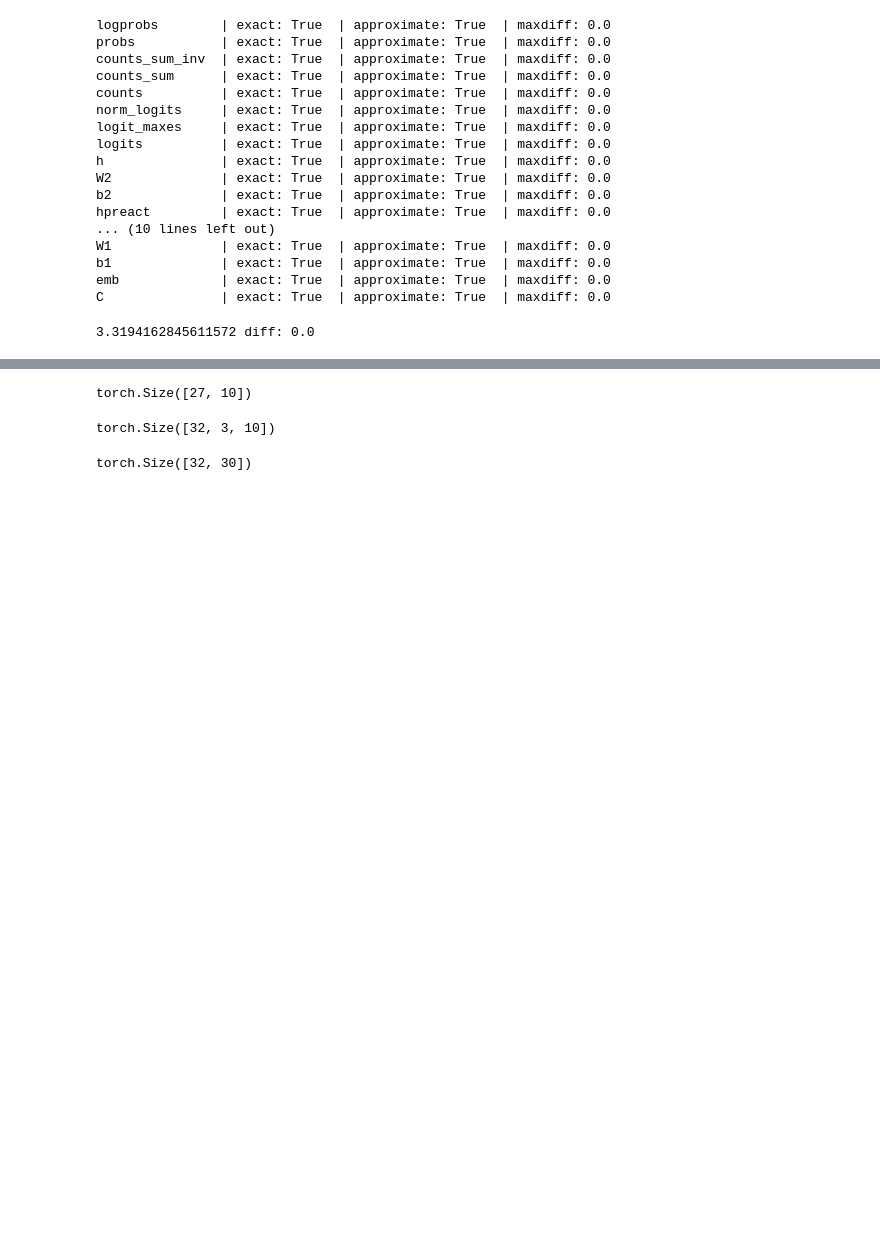
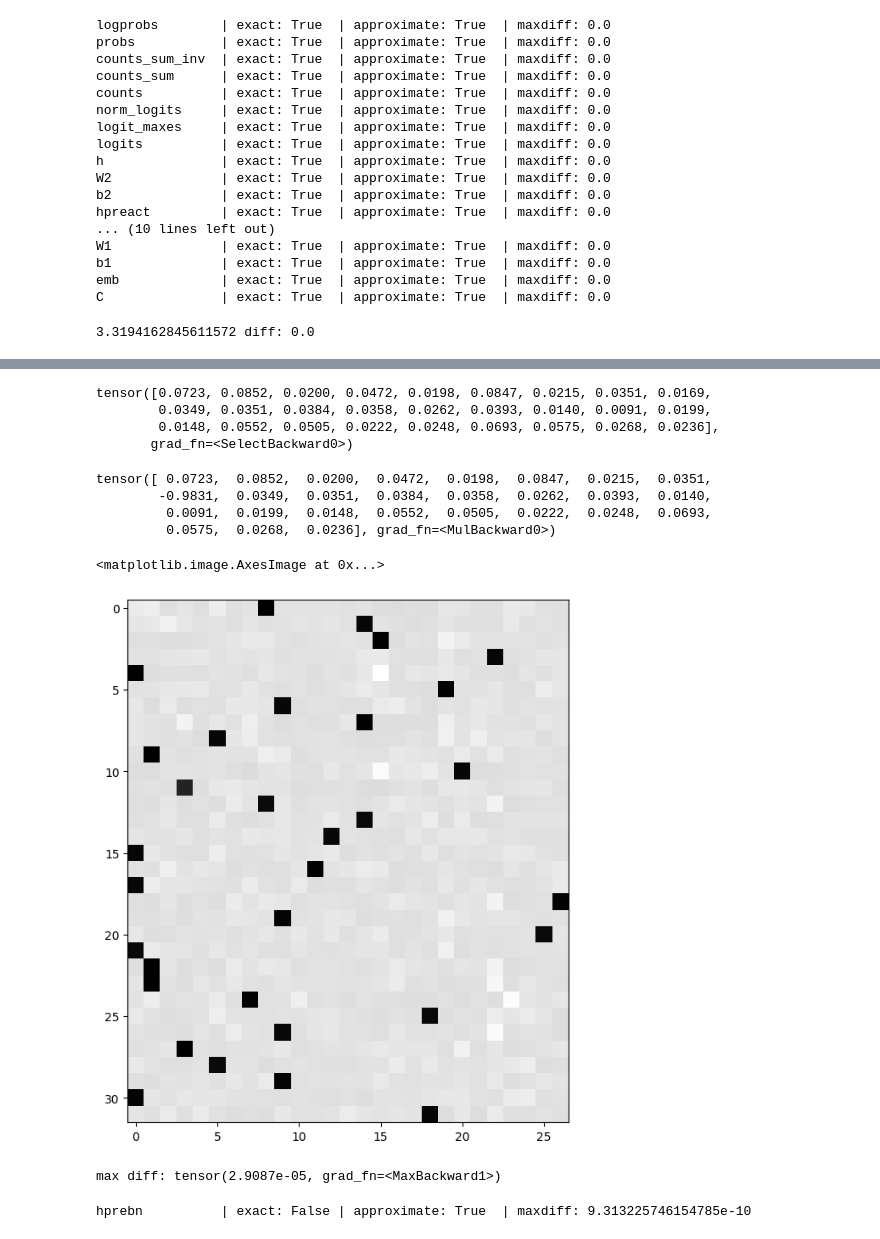
Before and after one commit to abhishekmshr956/GPT, a Jupyter notebook: makemore/build_makemore_backprop.ipynb, the cells around one changed output, grey strips where cells are left out. Cells and saved outputs as stored; diff of their text form; code cells hidden in the pictures; blank space fills up the shorter version.

```diff
--- a/makemore/build_makemore_backprop.ipynb
+++ b/makemore/build_makemore_backprop.ipynb
@@ -234,6 +223,8 @@ print(loss_fast.item(), 'diff:', (loss_fast - loss).item())
 # %% [output]
 3.3194162845611572 diff: 0.0
 # %%
-dlogits = ???
+dlogits = F.softmax(logits, 1)
+dlogits[range(n), Yb] -= 1
+dlogits /= n
 
-# cmp('logits', dlogits, logits)
+cmp('logits', dlogits, logits)
@@ -303,12 +233,31 @@ Xb.shape, Yb.shape
-# %%
-C.shape
-# %% [output]
-torch.Size([27, 10])
-# %%
-C[Xb].shape
-# %% [output]
-torch.Size([32, 3, 10])
-# %%
-C[Xb].view(C[Xb].shape[0], -1).shape
-# %% [output]
-torch.Size([32, 30])
+# %%
+F.softmax(logits, 1)[0]
+# %% [output]
+tensor([0.0723, 0.0852, 0.0200, 0.0472, 0.0198, 0.0847, 0.0215, 0.0351, 0.0169,
+        0.0349, 0.0351, 0.0384, 0.0358, 0.0262, 0.0393, 0.0140, 0.0091, 0.0199,
+        0.0148, 0.0552, 0.0505, 0.0222, 0.0248, 0.0693, 0.0575, 0.0268, 0.0236],
+       grad_fn=<SelectBackward0>)
+# %%
+dlogits[0] * n
+# %% [output]
+tensor([ 0.0723,  0.0852,  0.0200,  0.0472,  0.0198,  0.0847,  0.0215,  0.0351,
+        -0.9831,  0.0349,  0.0351,  0.0384,  0.0358,  0.0262,  0.0393,  0.0140,
+         0.0091,  0.0199,  0.0148,  0.0552,  0.0505,  0.0222,  0.0248,  0.0693,
+         0.0575,  0.0268,  0.0236], grad_fn=<MulBackward0>)
+# %%
+plt.figure(figsize=(8, 8))
+plt.imshow(dlogits.detach(), cmap='gray')
+# %% [output]
+<matplotlib.image.AxesImage at 0x...>
+[figure, added]
+# %%
+hpreact_fast = bngain * (hprebn - hprebn.mean(0, keepdim=True)) / torch.sqrt(hprebn.var(0, keepdim=True, unbiased=True)) + bnbias
+print('max diff:', (hpreact_fast - hpreact).abs().max())
+# %% [output]
+max diff: tensor(2.9087e-05, grad_fn=<MaxBackward1>)
+# %%
+dhprebn = bngain*bnvar_inv/n * (n*dhpreact - dhpreact.sum(0) - n/(n-1)*bnraw*(dhpreact*bnraw).sum(0))
+
+cmp('hprebn', dhprebn, hprebn) # I can only get approximate to be true, my maxdiff is 9e-10
+# %% [output]
+hprebn          | exact: False | approximate: True  | maxdiff: 9.313225746154785e-10
```
Also changed, not shown: parts of 17 cells of this notebook.
